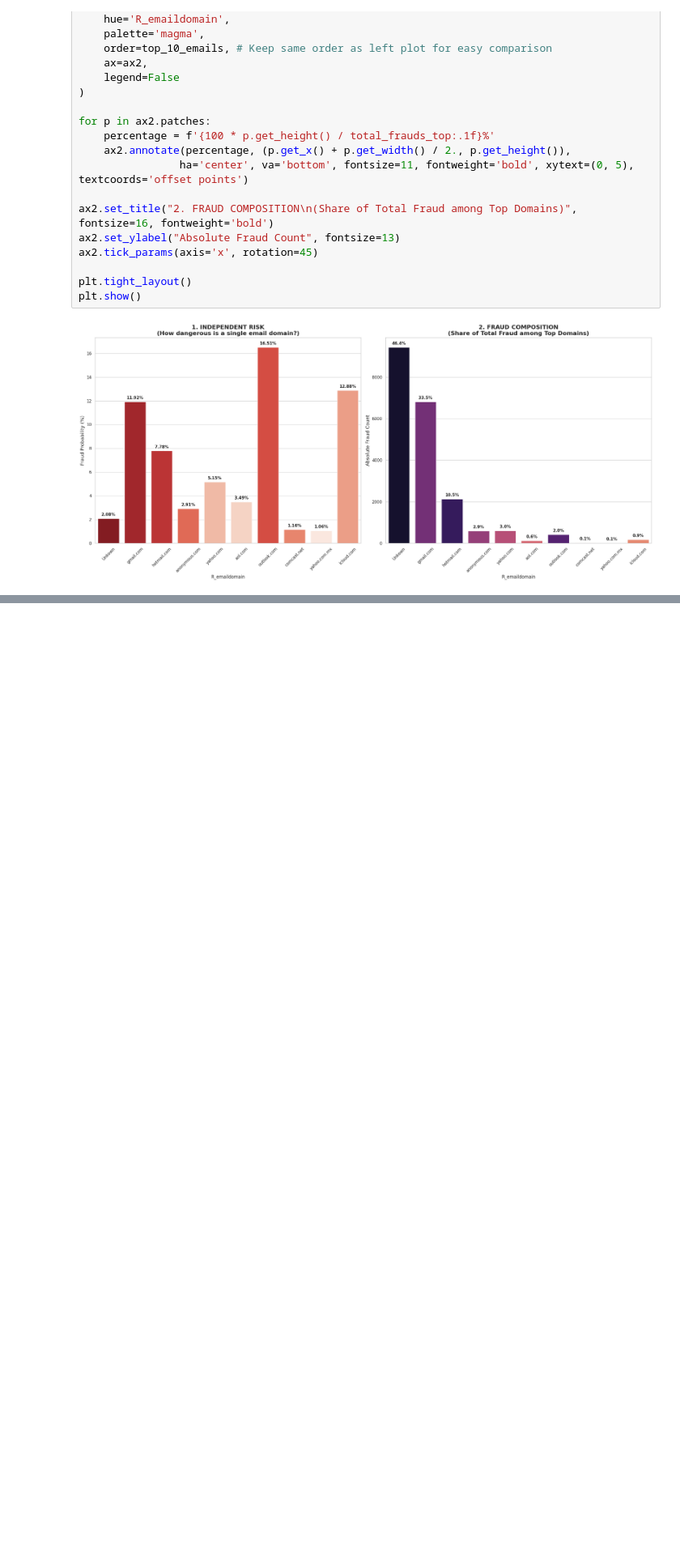
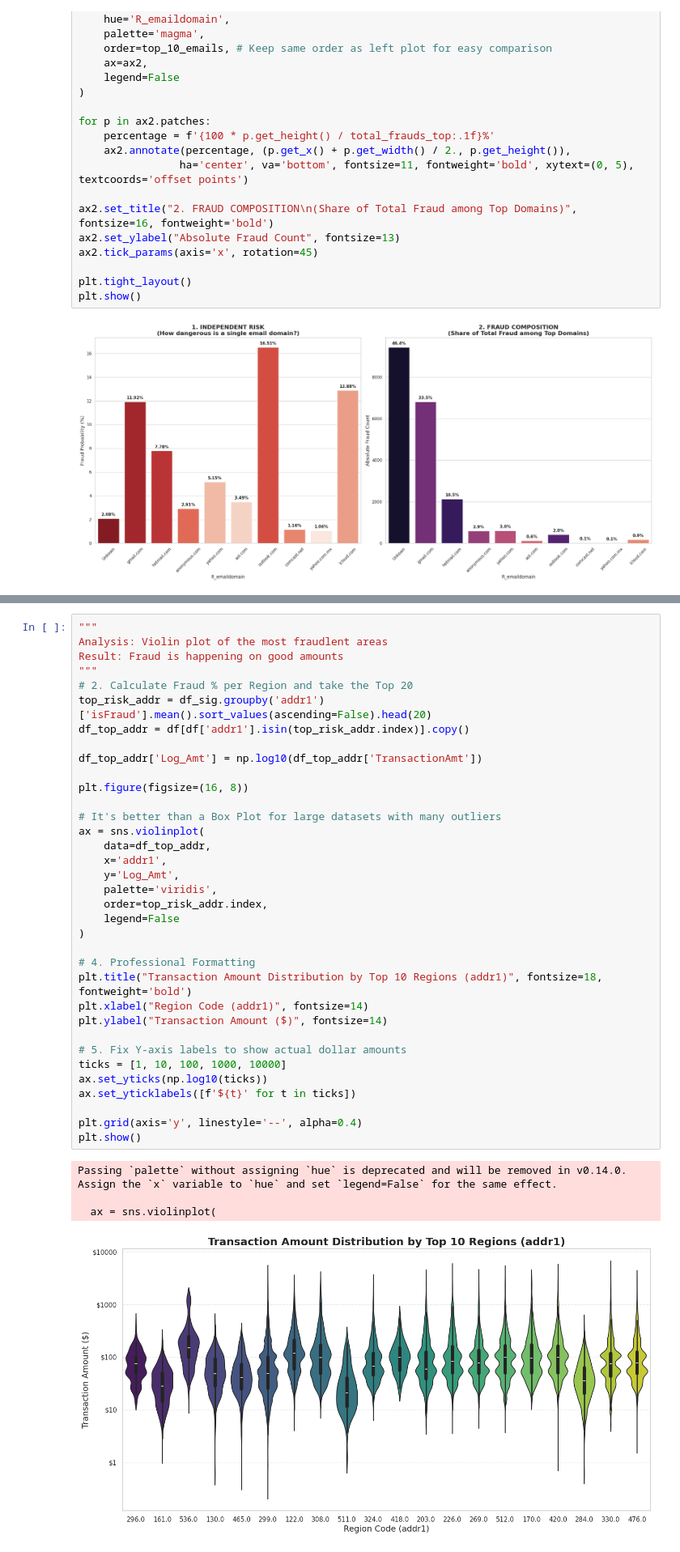
Before and after one commit to VaradBhagwat5/FedAudit, a Jupyter notebook: notebooks/data_visualisation.ipynb, the cells around one changed output, grey strips where cells are left out. Shown at 81% size. Drawn from its saved outputs; the diff is of its cells as text; blank space fills up the shorter version.

```diff
--- a/notebooks/data_visualisation.ipynb
+++ b/notebooks/data_visualisation.ipynb
@@ -783,0 +930,40 @@ plt.show()
+# %%
+"""
+Analysis: Violin plot of the most fraudlent areas
+Result: Fraud is happening on good amounts
+"""
+# 2. Calculate Fraud % per Region and take the Top 20
+top_risk_addr = df_sig.groupby('addr1')['isFraud'].mean().sort_values(ascending=False).head(20)
+df_top_addr = df[df['addr1'].isin(top_risk_addr.index)].copy()
+
+df_top_addr['Log_Amt'] = np.log10(df_top_addr['TransactionAmt'])
+
+plt.figure(figsize=(16, 8))
+
+# It's better than a Box Plot for large datasets with many outliers
+ax = sns.violinplot(
+    data=df_top_addr,
+    x='addr1',
+    y='Log_Amt',
+    palette='viridis',
+    order=top_risk_addr.index,
+    legend=False
+)
+
+# 4. Professional Formatting
+plt.title("Transaction Amount Distribution by Top 10 Regions (addr1)", fontsize=18, fontweight='bold')
+plt.xlabel("Region Code (addr1)", fontsize=14)
+plt.ylabel("Transaction Amount ($)", fontsize=14)
+
+# 5. Fix Y-axis labels to show actual dollar amounts
+ticks = [1, 10, 100, 1000, 10000]
+ax.set_yticks(np.log10(ticks))
+ax.set_yticklabels([f'${t}' for t in ticks])
+
+plt.grid(axis='y', linestyle='--', alpha=0.4)
+plt.show()
+# %% [output]
+Passing `palette` without assigning `hue` is deprecated and will be removed in v0.14.0. Assign the `x` variable to `hue` and set `legend=False` for the same effect.
+
+  ax = sns.violinplot(
+[figure, added]
```
Also changed, not shown: parts of 8 cells of this notebook.
